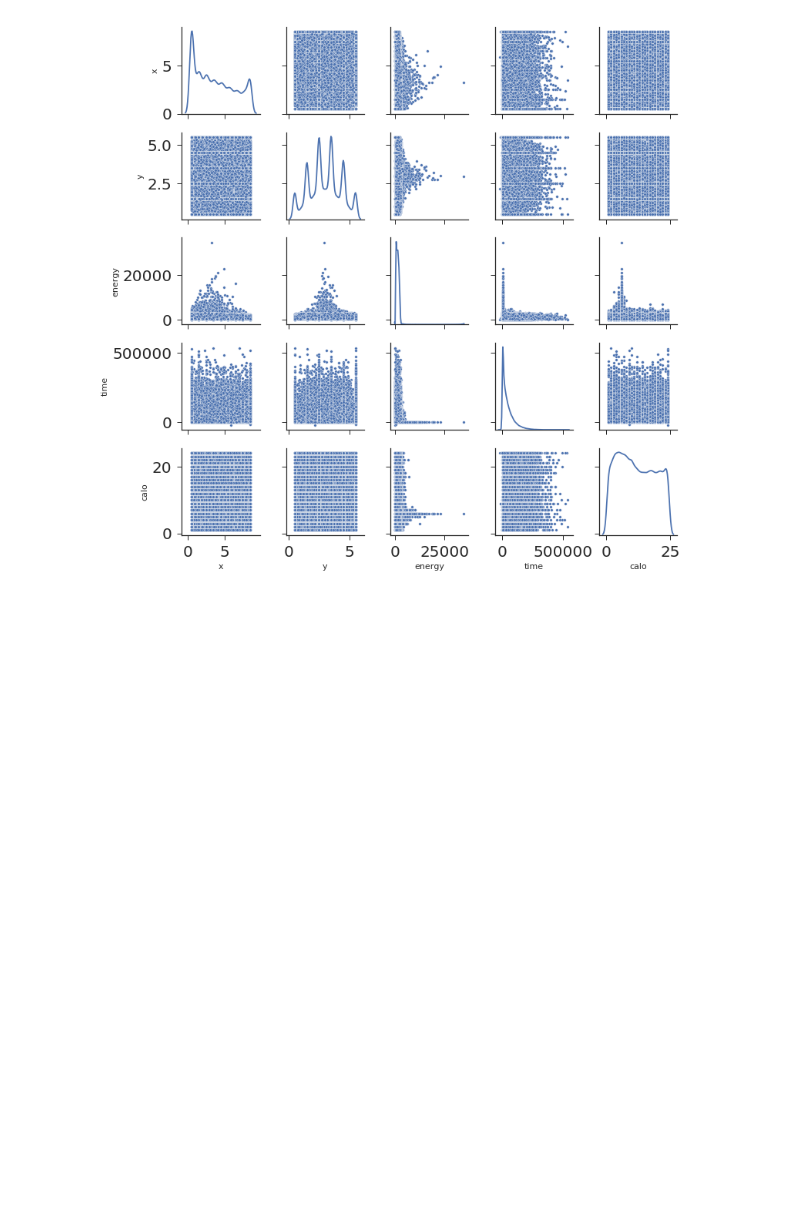
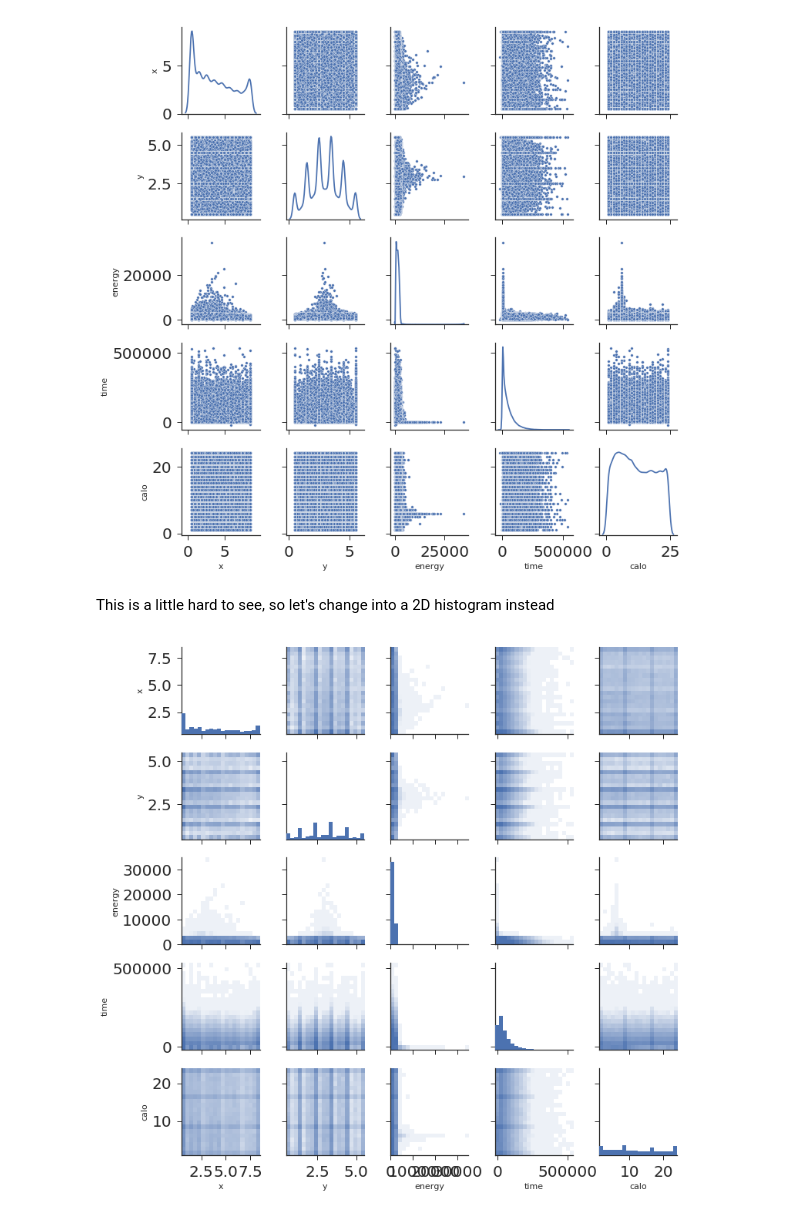
Before and after one commit to jlabounty/phys576, a Jupyter notebook: PHYS576_InitialExplorationOfData_JoshuaLaBounty.ipynb, the cells around one changed output. Saved outputs shown, nothing was run; the diff lists cells and outputs as text; code cells hidden in the pictures; blank space fills up the shorter version.

```diff
--- a/PHYS576_InitialExplorationOfData_JoshuaLaBounty.ipynb
+++ b/PHYS576_InitialExplorationOfData_JoshuaLaBounty.ipynb
@@ -494,3 +490,19 @@ g.fig.set_size_inches(10,10)
 plt.show()
 # %% [output]
 [figure]
+# %% [markdown]
+This is a little hard to see, so let's change into a 2D histogram instead
+# %%
+g = sns.PairGrid(dfUnpacked.loc[dfUnpacked['energy']<40000].sample(n=100000,random_state=123456789))
+g.map_diag(plt.hist, bins=20)
+
+def pairgrid_heatmap(x, y, **kws):
+    cmap = sns.light_palette(kws.pop("color"), as_cmap=True)
+    plt.hist2d(x, y, cmap=cmap, cmin=1, **kws)
+
+g.map_offdiag(pairgrid_heatmap, bins=20, norm=matplotlib.colors.LogNorm())
+
+g.fig.set_size_inches(10,10)
+plt.show()
+# %% [output]
+[figure, added]
```
Also changed, not shown: parts of 16 cells of this notebook.
